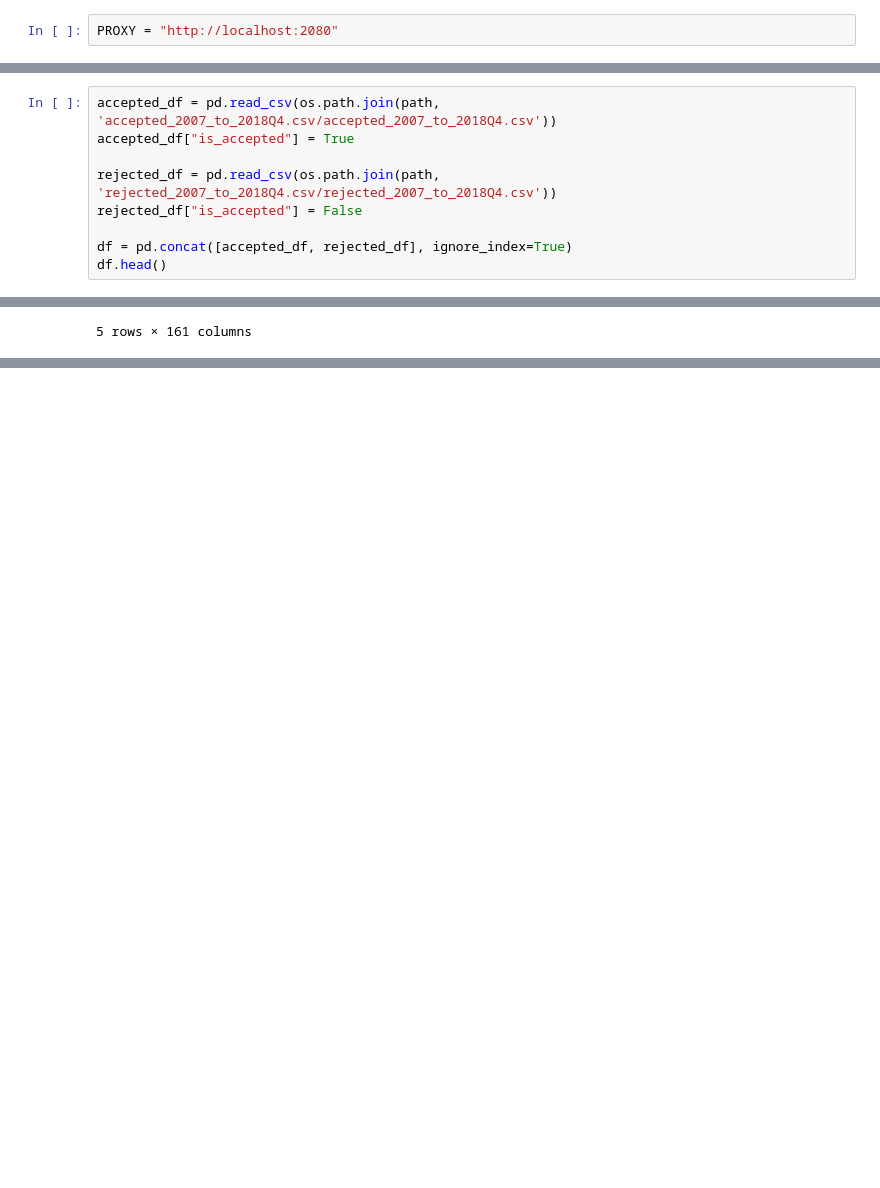
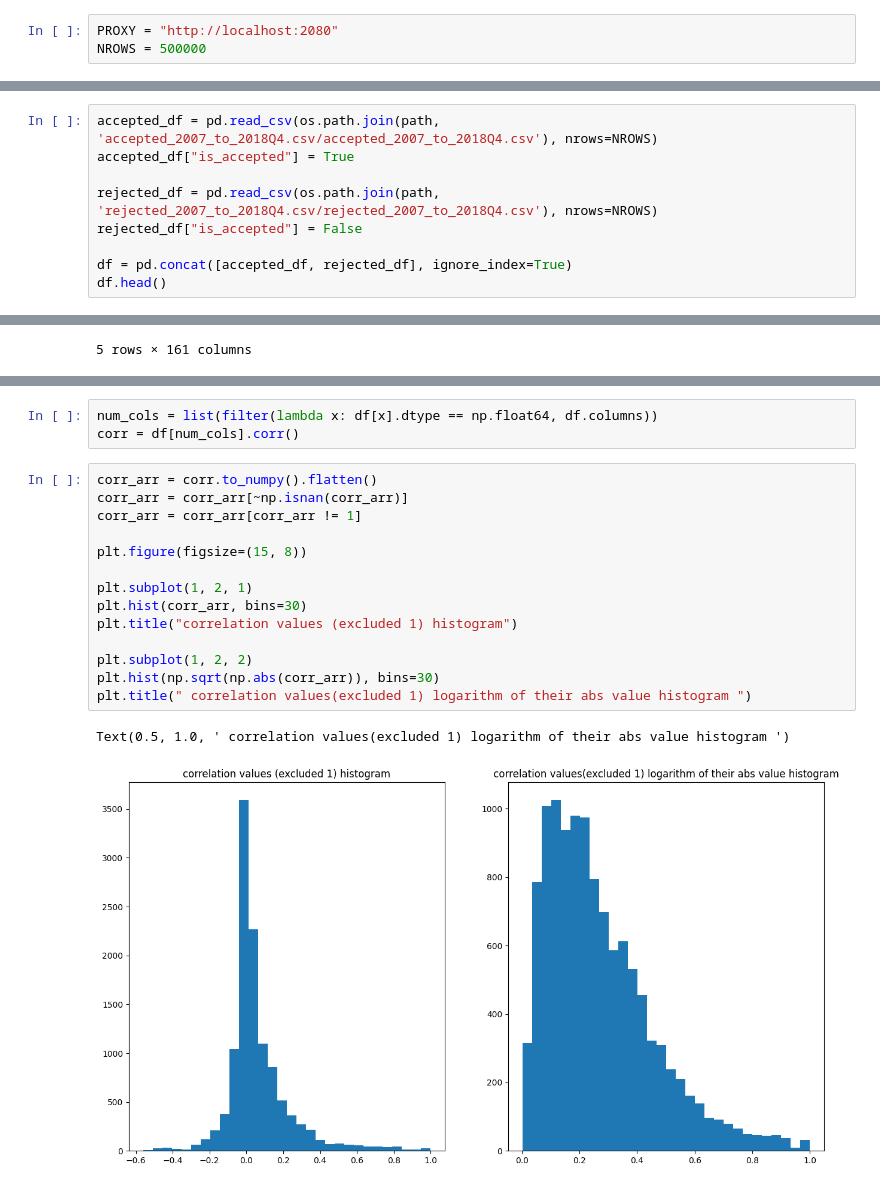
Before and after one commit to shoshtari/univercity, a Jupyter notebook: ISI/Proj/phase1.ipynb, the cells around one changed output, grey strips where cells are left out. Drawn from its saved outputs; the diff is of its cells as text; blank space fills up the shorter version.

```diff
--- a/ISI/Proj/phase1.ipynb
+++ b/ISI/Proj/phase1.ipynb
@@ -5,5 +10,6 @@ import pandas as pd
 # %%
 PROXY = "http://localhost:2080"
+NROWS = 500000
 # %%
 
 
@@ -30,8 +36,8 @@ Path to dataset files: /Users/morteza/.cache/kagglehub/datasets/wordsforthewise/
 # %%
-accepted_df = pd.read_csv(os.path.join(path, 'accepted_2007_to_2018Q4.csv/accepted_2007_to_2018Q4.csv'))
+accepted_df = pd.read_csv(os.path.join(path, 'accepted_2007_to_2018Q4.csv/accepted_2007_to_2018Q4.csv'), nrows=NROWS)
 accepted_df["is_accepted"] = True
 
-rejected_df = pd.read_csv(os.path.join(path, 'rejected_2007_to_2018Q4.csv/rejected_2007_to_2018Q4.csv'))
+rejected_df = pd.read_csv(os.path.join(path, 'rejected_2007_to_2018Q4.csv/rejected_2007_to_2018Q4.csv'), nrows=NROWS)
 rejected_df["is_accepted"] = False
 
 df = pd.concat([accepted_df, rejected_df], ignore_index=True)
@@ -50,0 +102,20 @@ len(df)
+# %%
+num_cols = list(filter(lambda x: df[x].dtype == np.float64, df.columns))
+corr = df[num_cols].corr()
+# %%
+corr_arr = corr.to_numpy().flatten()
+corr_arr = corr_arr[~np.isnan(corr_arr)]
+corr_arr = corr_arr[corr_arr != 1]
+
+plt.figure(figsize=(15, 8))
+
+plt.subplot(1, 2, 1)
+plt.hist(corr_arr, bins=30)
+plt.title("correlation values (excluded 1) histogram")
+
+plt.subplot(1, 2, 2)
+plt.hist(np.sqrt(np.abs(corr_arr)), bins=30)
+plt.title(" correlation values(excluded 1) logarithm of their abs value histogram ")
+# %% [output]
+Text(0.5, 1.0, ' correlation values(excluded 1) logarithm of their abs value histogram ')
+[figure, added]
```
Also changed, not shown: parts of 8 cells of this notebook, 9 other files.
